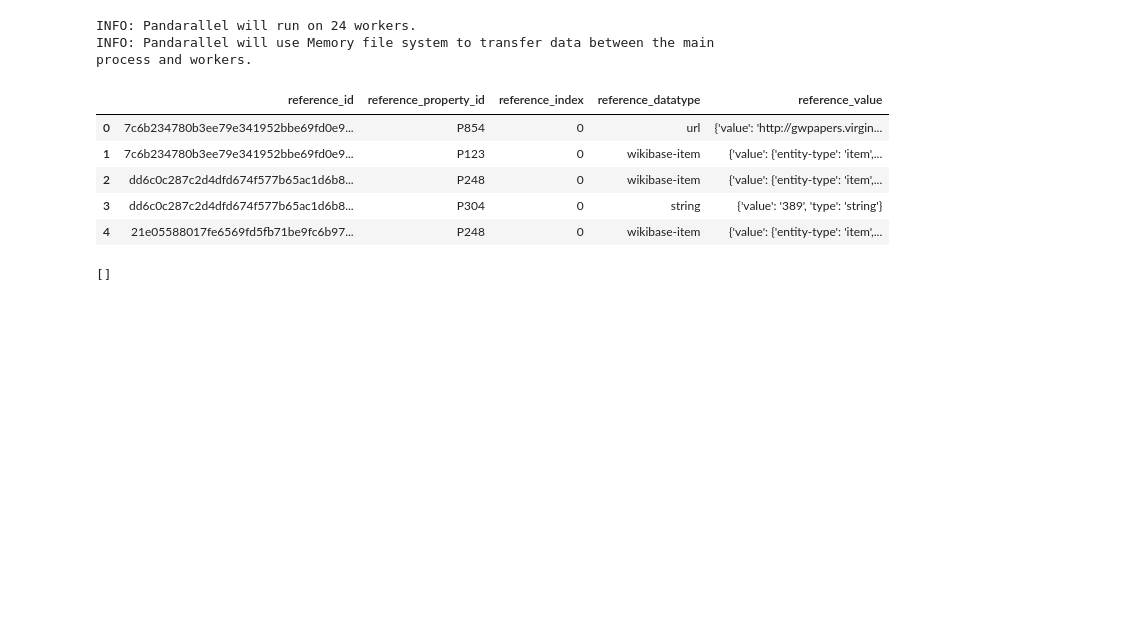
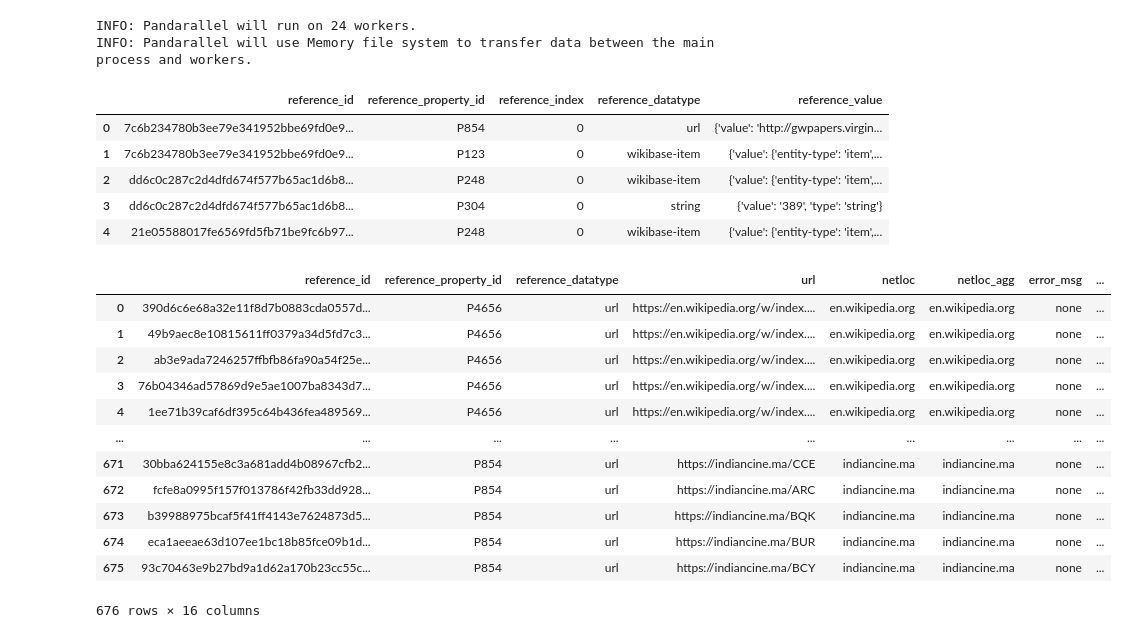
Before and after one commit to gabrielmaia7/WD_Textual_References_Dataset, a Jupyter notebook: 2. Obtaining Claim Data.ipynb, the cells around one changed output. Cells and saved outputs as stored; diff of their text form; code cells hidden in the pictures; blank space fills up the shorter version.

```diff
--- a/2. Obtaining Claim Data.ipynb
+++ b/2. Obtaining Claim Data.ipynb
@@ -50,6 +50,21 @@ head_df
 | 4 | 21e05588017fe6569fd5fb71be9fc6b97... | P248 | 0 | wikibase-item | {'value': {'entity-type': 'item',... |
 # %%
 text_reference_sampled_df_html = pd.read_csv('text_reference_sampled_df_html.csv')
+text_reference_sampled_df_html
+# %% [output]
+|  | reference_id | reference_property_id | reference_datatype | url | netloc | netloc_agg | error_msg | ... |
+| 0 | 390d6c6e68a32e11f8d7b0883cda0557d... | P4656 | url | https://en.wikipedia.org/w/index.... | en.wikipedia.org | en.wikipedia.org | none | ... |
+| 1 | 49b9aec8e10815611ff0379a34d5fd7c3... | P4656 | url | https://en.wikipedia.org/w/index.... | en.wikipedia.org | en.wikipedia.org | none | ... |
+| 2 | ab3e9ada7246257ffbfb86fa90a54f25e... | P4656 | url | https://en.wikipedia.org/w/index.... | en.wikipedia.org | en.wikipedia.org | none | ... |
+| 3 | 76b04346ad57869d9e5ae1007ba8343d7... | P4656 | url | https://en.wikipedia.org/w/index.... | en.wikipedia.org | en.wikipedia.org | none | ... |
+| 4 | 1ee71b39caf6df395c64b436fea489569... | P4656 | url | https://en.wikipedia.org/w/index.... | en.wikipedia.org | en.wikipedia.org | none | ... |
+| ... | ... | ... | ... | ... | ... | ... | ... | ... |
+| 671 | 30bba624155e8c3a681add4b08967cfb2... | P854 | url | https://indiancine.ma/CCE | indiancine.ma | indiancine.ma | none | ... |
+| 672 | fcfe8a0995f157f013786f42fb33dd928... | P854 | url | https://indiancine.ma/ARC | indiancine.ma | indiancine.ma | none | ... |
+| 673 | b39988975bcaf5f41ff4143e7624873d5... | P854 | url | https://indiancine.ma/BQK | indiancine.ma | indiancine.ma | none | ... |
+| 674 | eca1aeeae63d107ee1bc18b85fce09b1d... | P854 | url | https://indiancine.ma/BUR | indiancine.ma | indiancine.ma | none | ... |
+| 675 | 93c70463e9b27bd9a1d62a170b23cc55c... | P854 | url | https://indiancine.ma/BCY | indiancine.ma | indiancine.ma | none | ... |
+676 rows × 16 columns
 # %%
 def reference_id_to_claim_id(reference_id):
     try:
@@ -81,11 +99,3 @@ for reference_id in text_reference_sampled_df_html.reference_id:
-# %%
-reference_id_to_claim_id('a5a493f7843383b127c7cff4f7c9c26af9b2f87')
-
-#cursor.execute('select * from claims_refs where reference_id=\'ca5a493f7843383b127c7cff4f7c9c26af9b2f87\'')
-#sql_result = cursor.fetchall()
-#sql_result
-# %% [output]
-[]
 # %%
 claim_df = pd.DataFrame(claim_data, columns = ['reference_id'] + claims_columns)
 claim_df
```
Also changed, not shown: parts of 19 cells of this notebook, 4 other files.
